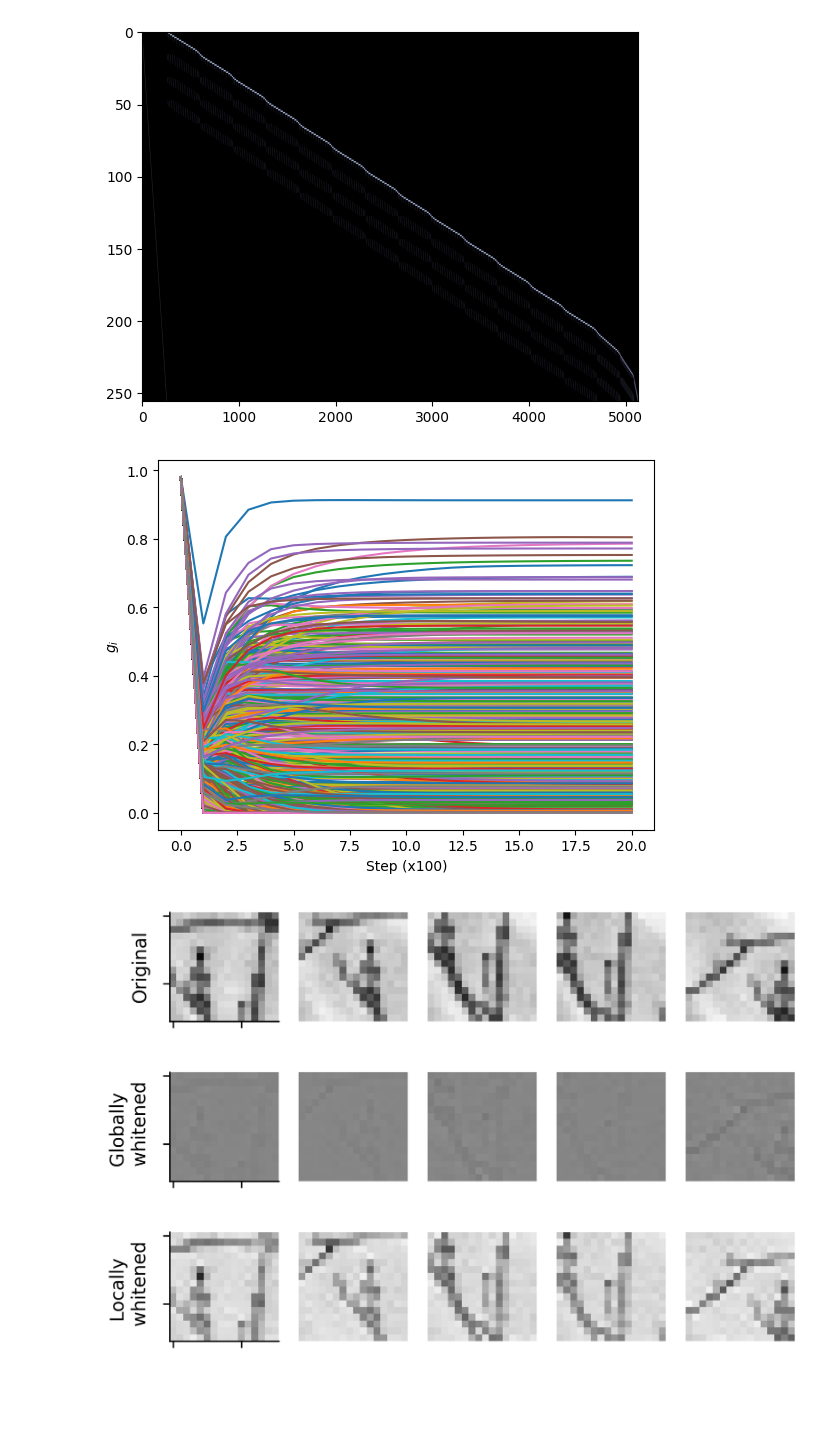
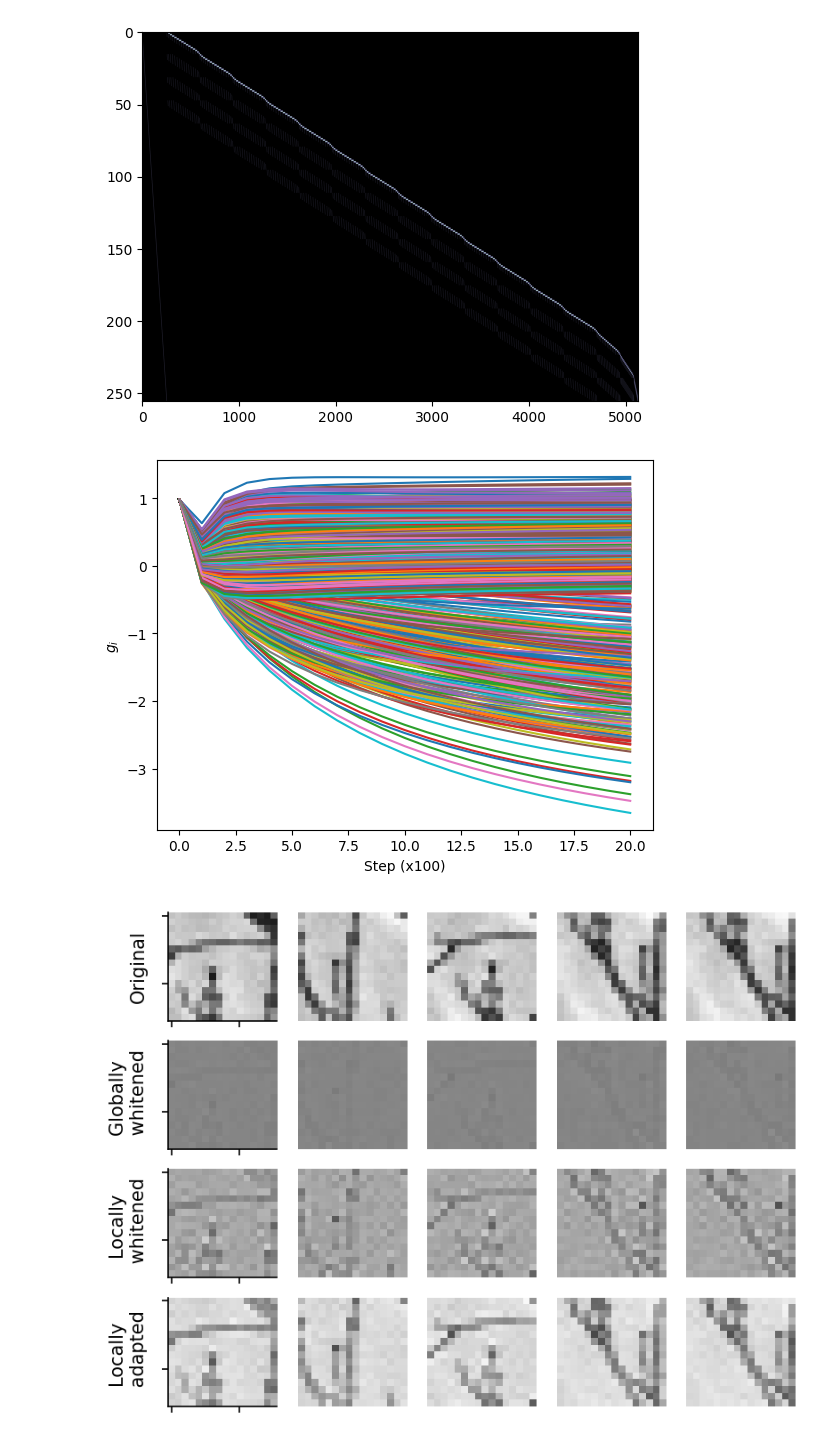
Before and after one commit to lyndond/frame_whitening, a Jupyter notebook: figures/conv2d.ipynb, the cells around one changed output. Saved outputs shown, nothing was run; the diff lists cells and outputs as text; code cells hidden in the pictures; blank space fills up the shorter version.

Commit message:
tqdm, change conv2d plots

```diff
--- a/figures/conv2d.ipynb
+++ b/figures/conv2d.ipynb
@@ -75,7 +74,7 @@ W = fw.get_conv_frame(patch_h, patch_w, conv_h, conv_w)
 print(W.shape)
 plt.imshow(W, cmap="bone", aspect="auto")
 step_skip = 100
-g_last, g_all, errors, variances = sim.simulate(
+g_last_clamp, g_all_clamp, _, _ = sim.simulate(
                                         cholesky_list=[np.linalg.cholesky(Cxx)],
                                         W=W,
                                         batch_size=-1,
@@ -87,6 +86,19 @@ g_last, g_all, errors, variances = sim.simulate(
                                         alpha=1.,
                                         save_every=step_skip,
                                     )
+
+g_last, g_all, _, _ = sim.simulate(
+                                cholesky_list=[np.linalg.cholesky(Cxx)],
+                                W=W,
+                                batch_size=-1,
+                                n_batch=n_batch,
+                                lr_g=2E-2,
+                                g0=None,
+                                online=False,
+                                clamp=False,
+                                alpha=1.,
+                                save_every=step_skip,
+                            )
 # %% [output]
 (256, 5128)
 [figure]
@@ -95,28 +107,36 @@ fig, ax = plt.subplots(1, 1)
 ax.plot(g_all)
 ax.set(xlabel=f"Step (x{step_skip})", ylabel=r"$g_i$");
 # %% [output]
-[figure, old version]
+[figure, new version]
 # %%
 WGW = W @ (g_last[0][:,None] * W.T)
 Ixx = np.eye(patch_h * patch_w)
 M = np.linalg.inv(Ixx + WGW)
-Xw2 = X0 @ M.T
+Xw_local = X0 @ M.T
+
+WGW_clamp = W @ (g_last_clamp[0][:,None] * W.T)
+Ixx = np.eye(patch_h * patch_w)
+M_clamp = np.linalg.inv(Ixx + WGW_clamp)
+Xw_clamp = X0 @ M_clamp.T
 
 Xw = X0 @ Mw.T
 
 X00 = X0.reshape(n_steps, patch_h, patch_w)
 Xw = Xw.reshape(n_steps, patch_h, patch_w)
-Xw2 = Xw2.reshape(n_steps, patch_h, patch_w)
+Xw_local = Xw_local.reshape(n_steps, patch_h, patch_w)
+Xw_clamp = Xw_clamp.reshape(n_steps, patch_h, patch_w)
 
-fig, ax = fwd.plot_context_samples(np.stack([X00, Xw, Xw2], 0), 5, "gray", "Set1", False, dpi=300)
+fig, ax = fwd.plot_context_samples(np.stack([X00, Xw, Xw_local, Xw_clamp], 0), 5, "gray", "Set1", False, dpi=150)
 ax[0,0].axis("on")
 ax[1,0].axis("on")
 ax[2,0].axis("on")
+ax[3,0].axis("on")
 
 ax[0,0].set(xticklabels=[], yticklabels=[], ylabel="Original")
 ax[1,0].set(xticklabels=[], yticklabels=[], ylabel="Globally \n whitened")
 ax[2,0].set(xticklabels=[], yticklabels=[], ylabel="Locally \n whitened")
+ax[3,0].set(xticklabels=[], yticklabels=[], ylabel="Locally \n adapted")
 sns.despine()
 # %% [output]
-[figure, old version]
+[figure, new version]
 # %%
```
Also changed, not shown: parts of 4 cells of this notebook, 4 other files.
